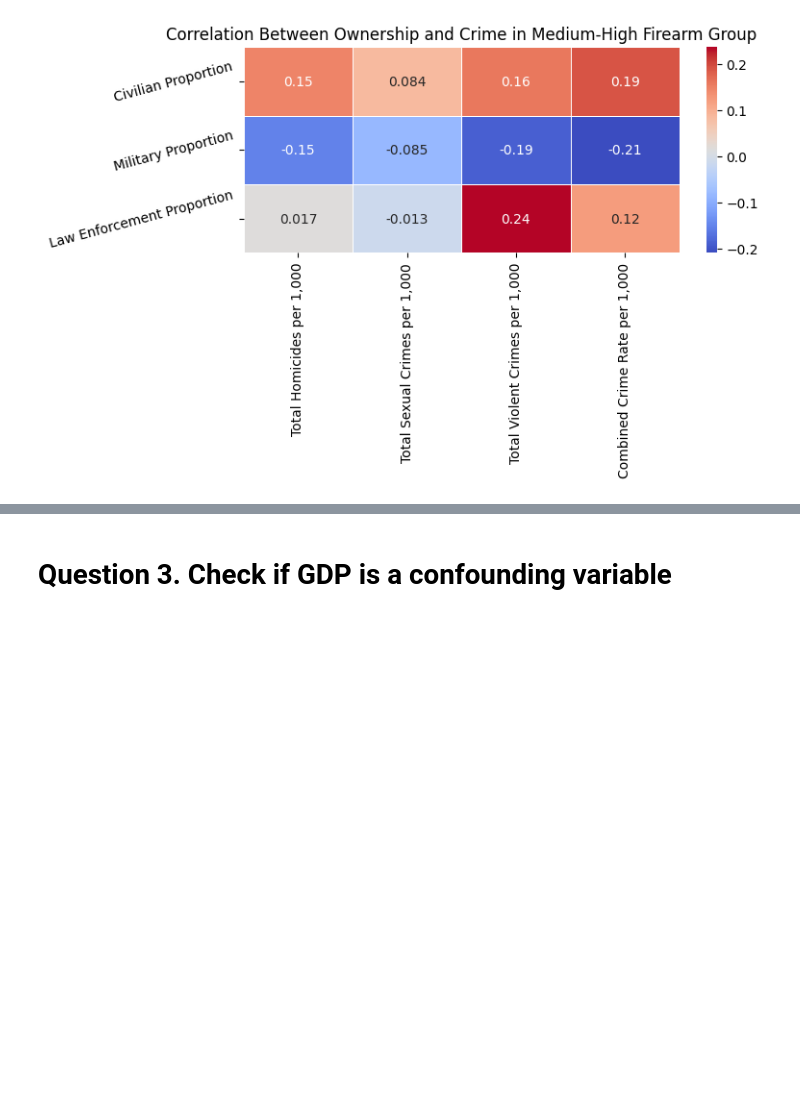
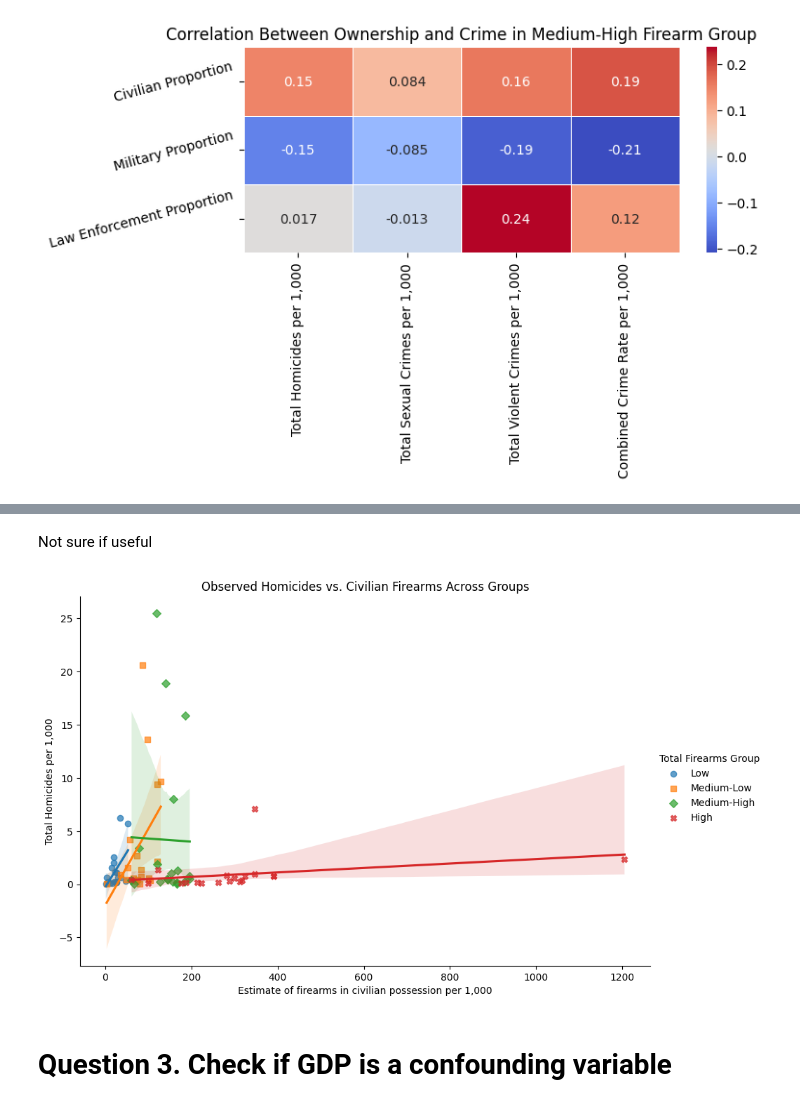
Before and after one commit to Alexderoode011202/DW_project, a Jupyter notebook: analysis/analysev2.ipynb, the cells around one changed output, grey strips where cells are left out. Saved outputs shown, nothing was run; the diff lists cells and outputs as text; code cells hidden in the pictures; blank space fills up the shorter version.

```diff
--- a/analysis/analysev2.ipynb
+++ b/analysis/analysev2.ipynb
@@ -480,3 +650,13 @@ These **OLS regression models** analyze how **firearm ownership proportions (civ
+# %% [markdown]
+Not sure if useful
+# %%
+sns.lmplot(data=data, x="Estimate of firearms in civilian possession per 1,000",
+           y="Total Homicides per 1,000", hue="Total Firearms Group",
+           height=6, aspect=1.5, markers=["o", "s", "D", "X"], scatter_kws={'alpha':0.7})
+plt.title("Observed Homicides vs. Civilian Firearms Across Groups")
+plt.show()
+# %% [output]
+[figure, added]
 # %% [markdown]
 # **Question 3. Check if GDP is a confounding variable**
 # %%
```
Also changed, not shown: parts of 26 cells of this notebook.
